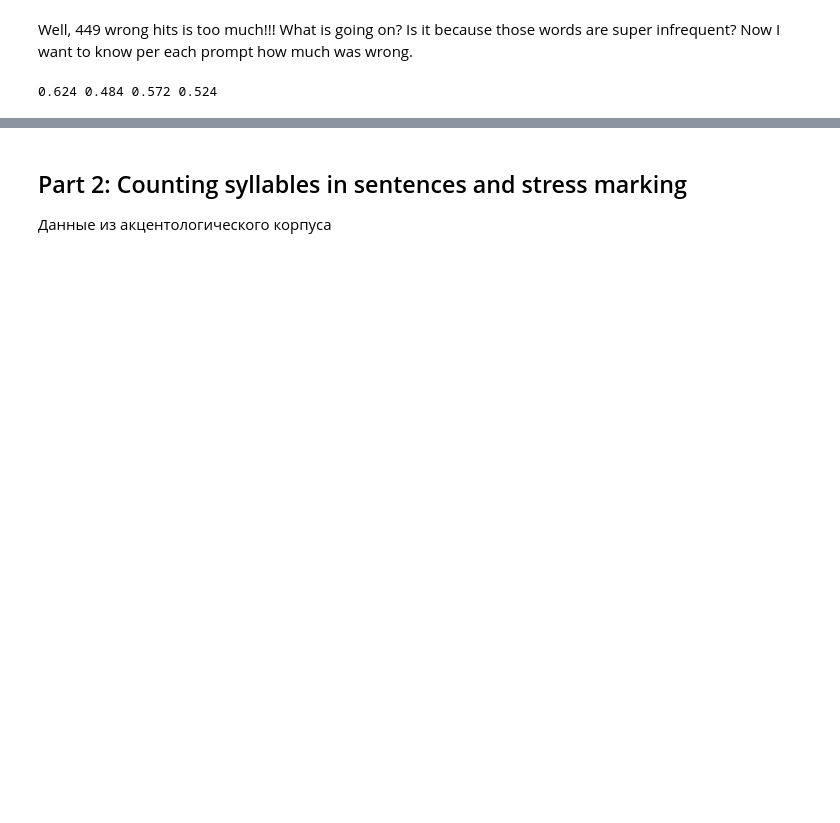
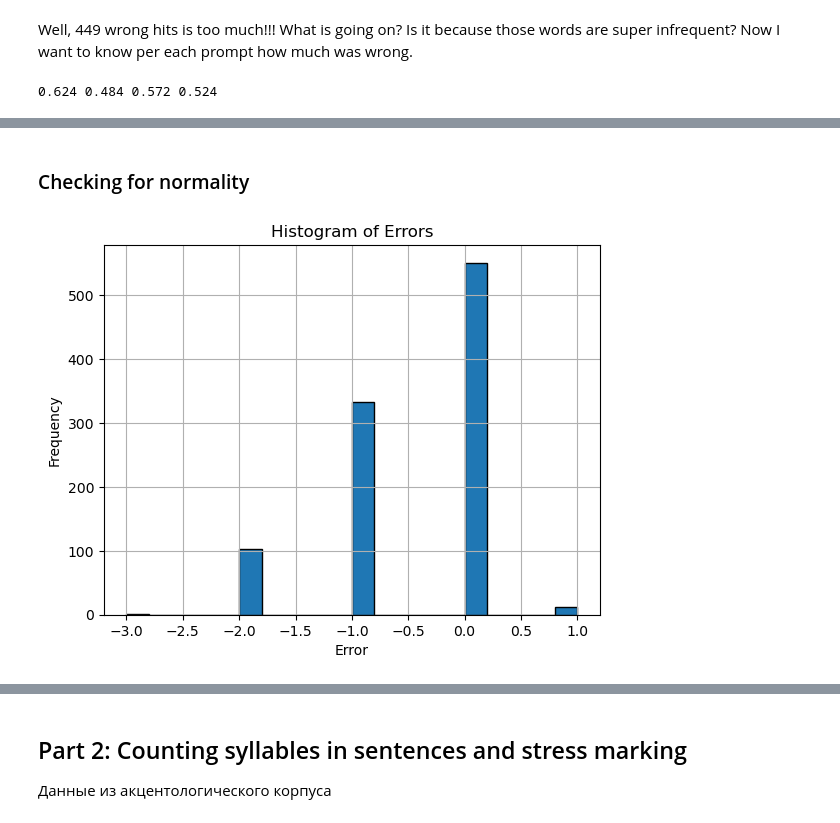
Before and after one commit to mariaonoeva/nlp-repo, a Jupyter notebook: HU_LLM/hu_llm.ipynb, the cells around one changed output, grey strips where cells are left out. Drawn from its saved outputs; the diff is of its cells as text; code cells hidden in the pictures; blank space fills up the shorter version.

```diff
--- a/HU_LLM/hu_llm.ipynb
+++ b/HU_LLM/hu_llm.ipynb
@@ -164,0 +188,13 @@ print(attempt1, attempt2, attempt3, attempt4)
+# %% [markdown]
+ ### Checking for normality
+# %%
+errors = ready_df[3] - ready_df[1] # Difference between measured (output from LLM) and baseline (syllables from web)
+
+plt.hist(errors, bins=20, edgecolor='black')
+plt.title('Histogram of Errors')
+plt.xlabel('Error')
+plt.ylabel('Frequency')
+plt.grid(True)
+plt.show()
+# %% [output]
+[figure, added]
```
Also changed, not shown: parts of 16 cells of this notebook.
